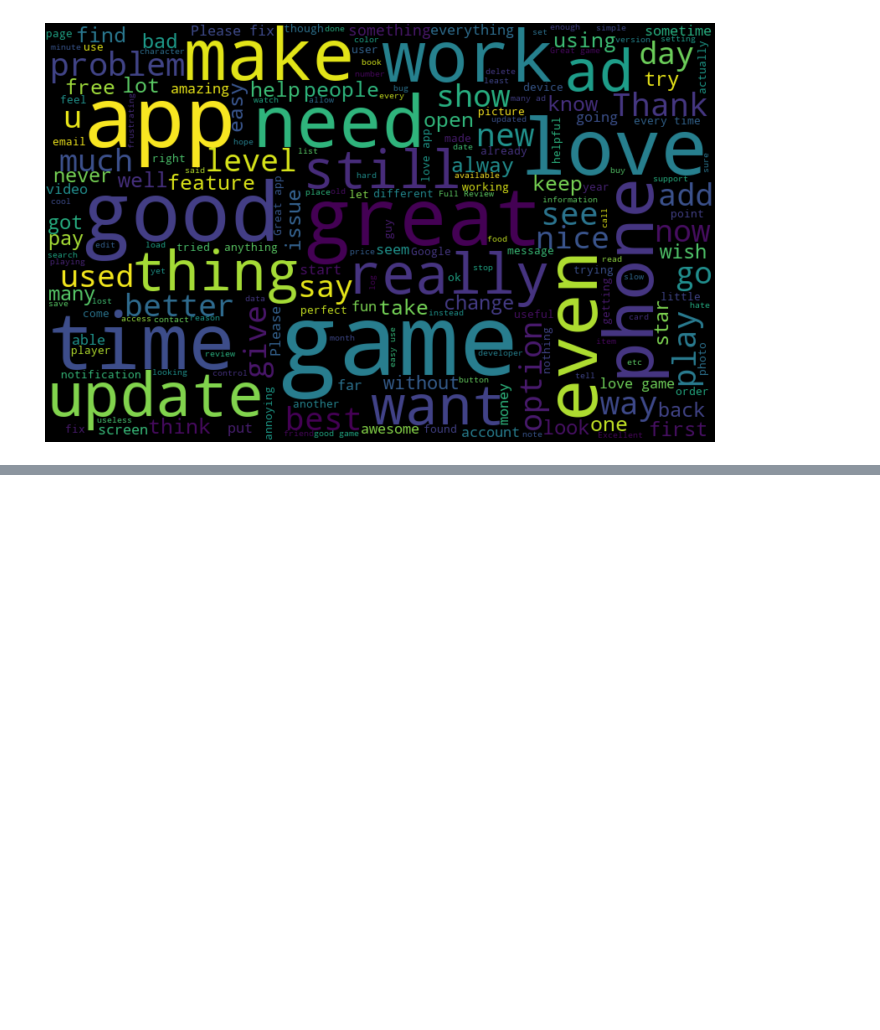
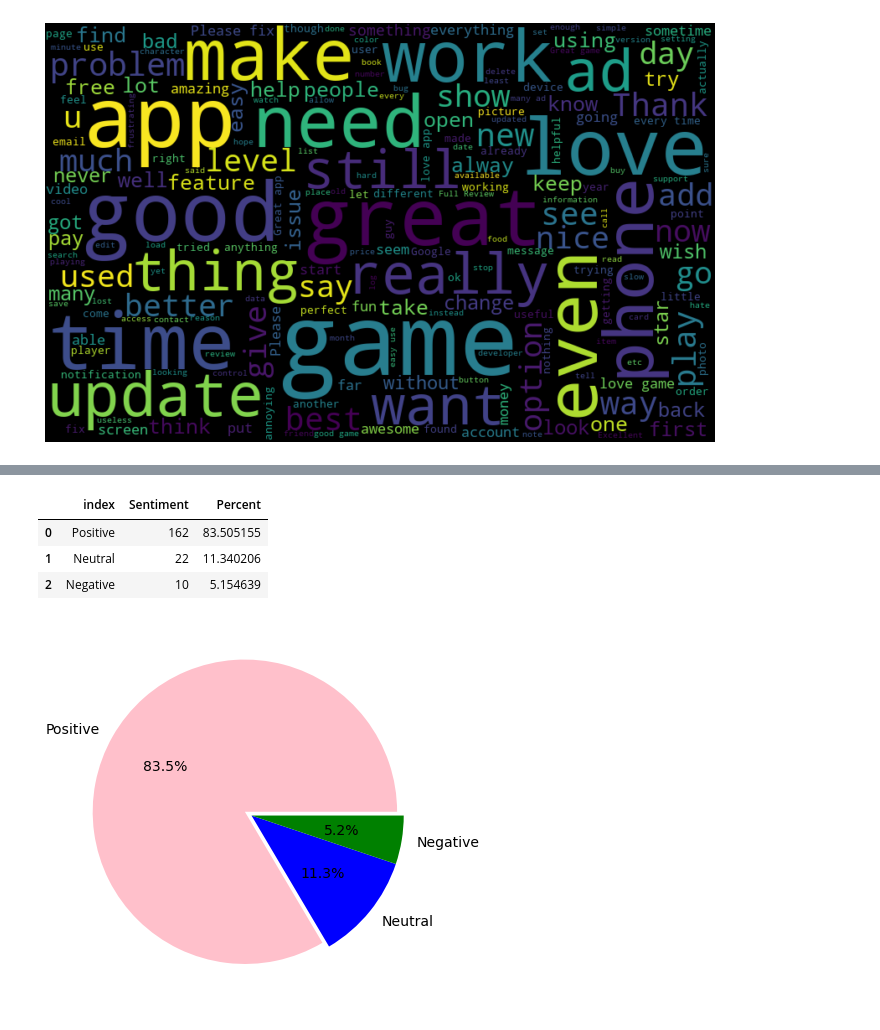
Before and after one commit to MrVishalKumbhar/Google_Play_Store_Review, a Jupyter notebook: Google_platstore_review.ipynb, the cells around one changed output, grey strips where cells are left out. Saved outputs shown, nothing was run; the diff lists cells and outputs as text; code cells hidden in the pictures; blank space fills up the shorter version.

Commit message:
#Sentiment_of_10_Best_Foods_for_You

```diff
--- a/Google_platstore_review.ipynb
+++ b/Google_platstore_review.ipynb
@@ -710,0 +713,4 @@ plt.show()
+# %%
+# Storing required values as dataframe in new variable
+NewApp = adf[adf['App'] == '10 Best Foods for You']
+NewApp
@@ -710,0 +731,17 @@ plt.show()
+# %%
+# Grouping_by_sentiments_to_find_total_positive_negative_and_neutral_sentiments
+topAppSentiments = pd.DataFrame(NewApp['Sentiment'].value_counts()).reset_index()
+# %%
+# Finding_the_percentage
+topAppSentiments['Percent'] = (topAppSentiments['Sentiment'] / topAppSentiments['Sentiment'].sum()) *100
+topAppSentiments
+# %% [output]
+|  | index | Sentiment | Percent |
+| 0 | Positive | 162 | 83.505155 |
+| 1 | Neutral | 22 | 11.340206 |
+| 2 | Negative | 10 | 5.154639 |
+# %%
+plt.pie(topAppSentiments['Sentiment'], labels = topAppSentiments['index'], autopct = '%1.1f%%', colors = ['pink', 'blue', 'green'], textprops={'fontsize': 14}, explode = [0.05, 0, 0])
+plt.show()
+# %% [output]
+[figure, added]
```
Also changed, not shown: parts of 2 cells of this notebook.
